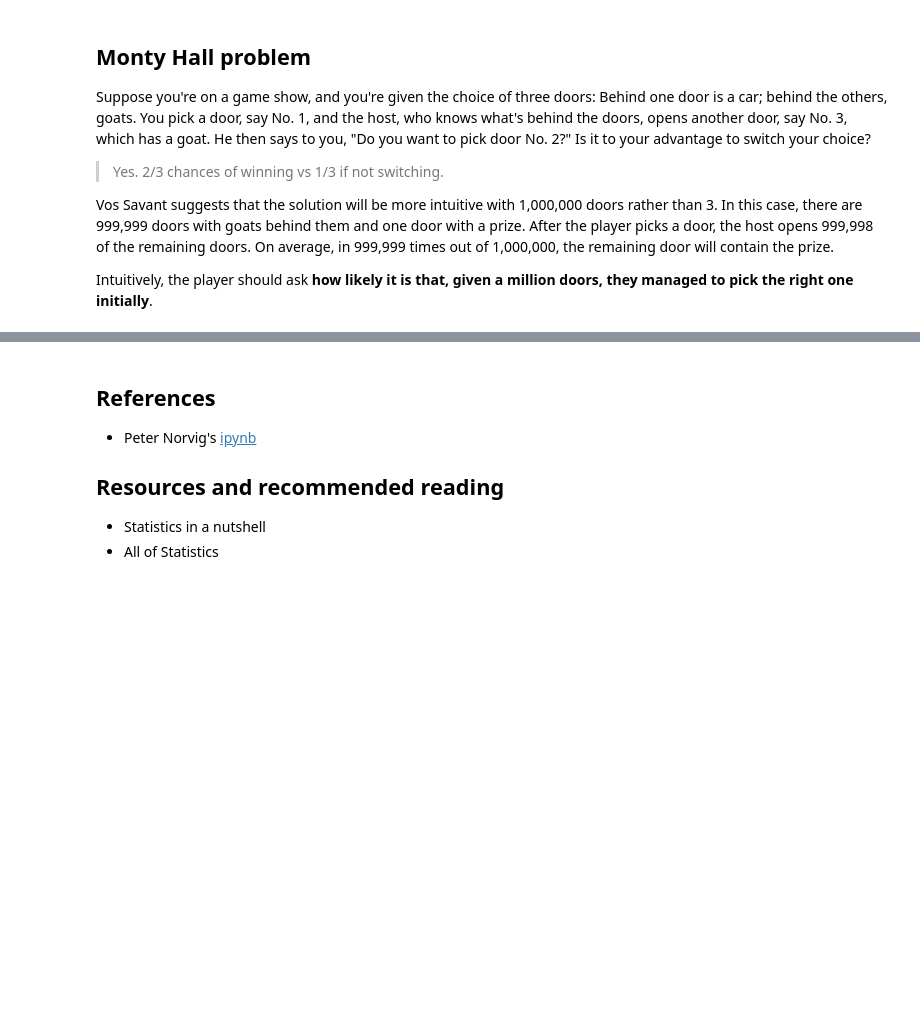
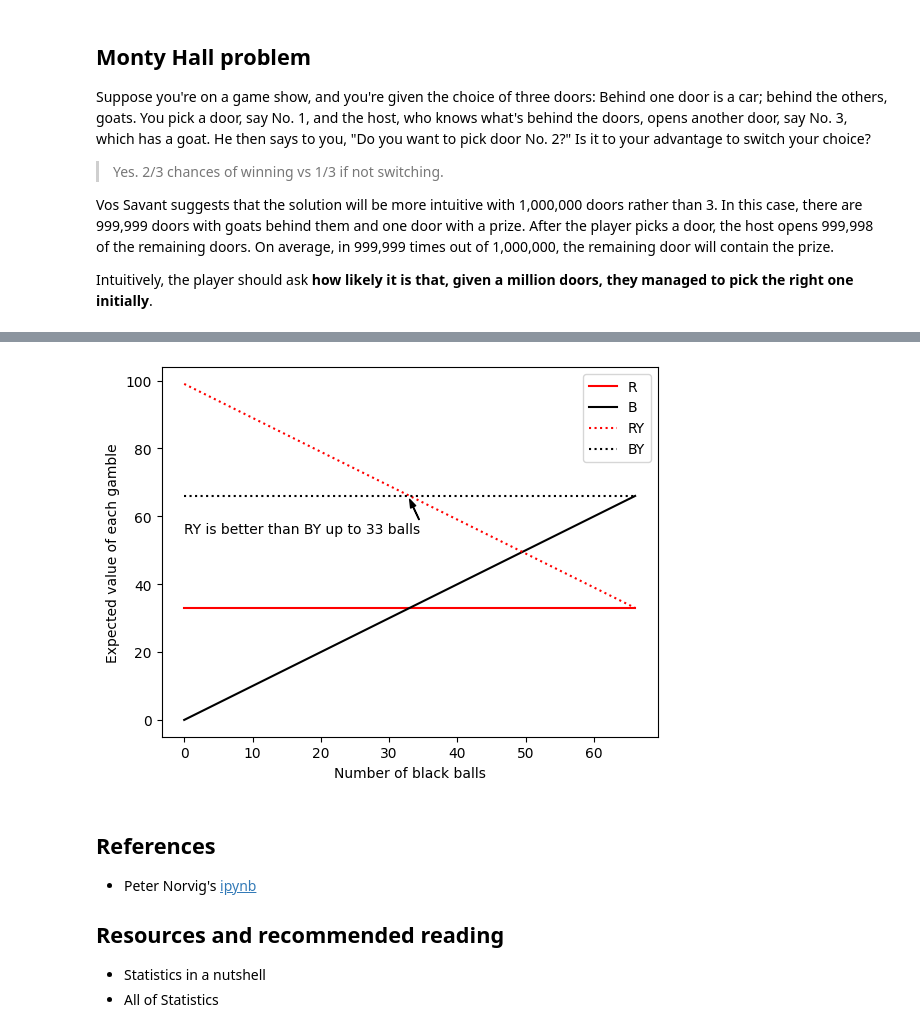
Before and after one commit to danicc097/numerical-analysis, a Jupyter notebook: Probability.ipynb, the cells around one changed output, grey strips where cells are left out. Drawn from its saved outputs; the diff is of its cells as text; code cells hidden in the pictures; blank space fills up the shorter version.

```diff
--- a/Probability.ipynb
+++ b/Probability.ipynb
@@ -1154,3 +1195,34 @@ initially**.
+# %%
+
+def ellsburg():
+    fig, ax = plt.subplots()
+
+    def show(colors, line):
+        scores = [score(colors, urn) for urn in all_urns]
+        ax.plot(blacks, scores, line, label=colors)
+
+    show('R', 'r')
+    show('B', 'k')
+    show('RY', 'r:')
+    show('BY', 'k:')
+    plt.xlabel('Number of black balls')
+    plt.ylabel('Expected value of each gamble')
+    plt.legend(loc="upper right")
+
+    ax.annotate('RY is better than BY up to 33 balls', xy=(33, 65), xytext=(0, 55),
+                arrowprops=dict(facecolor='black', headlength=6, headwidth=4, width=0.4))
+
+
+
+blacks   = list(range(67))
+all_urns = [collections.Counter(R=33, B=b, Y=66-b) for b in blacks]
+
+
+def score(colors, urn): return sum(urn[c] for c in colors)
+
+ellsburg()
+# %% [output]
+[figure, added]
 # %% [markdown]
 
 ## References
```
Also changed, not shown: parts of 10 cells of this notebook.
